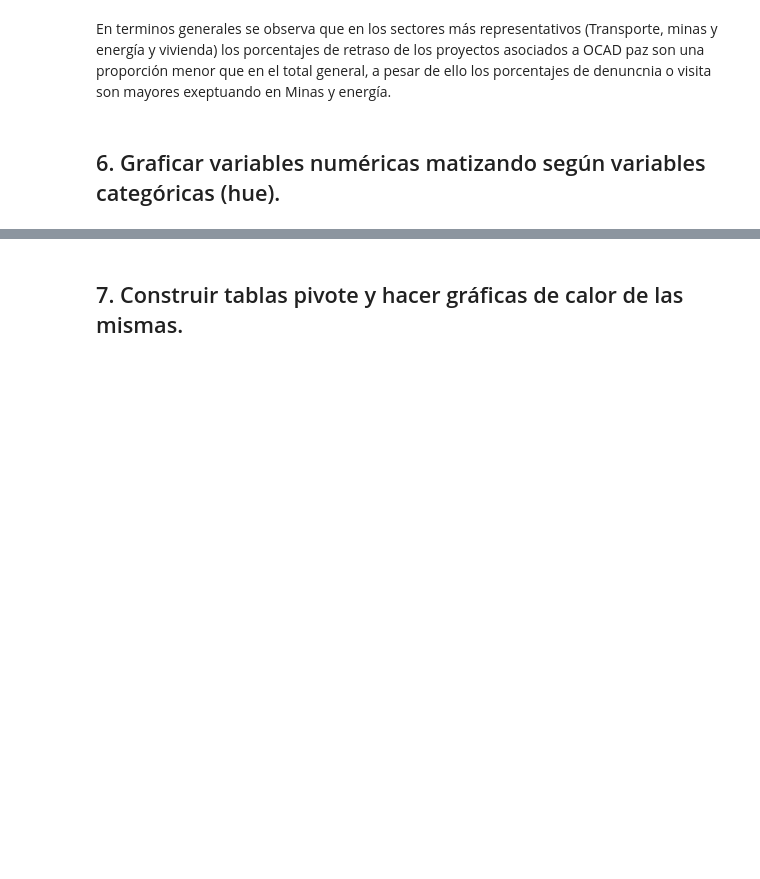
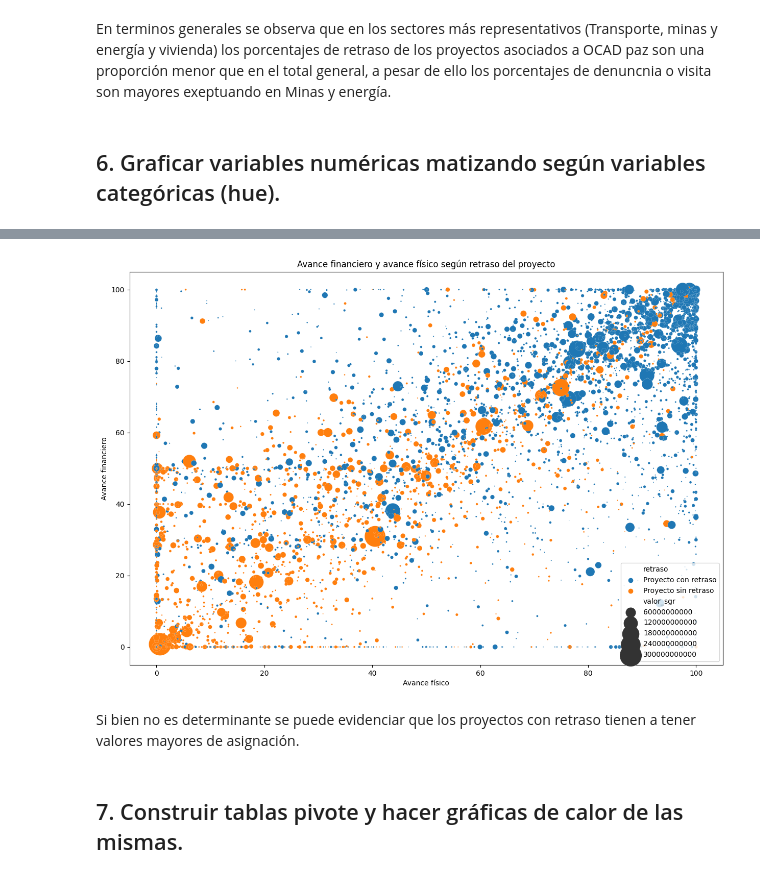
Before and after one commit to caavila96/gesproy23, a Jupyter notebook: Analisis_Gesproy.ipynb, the cells around one changed output, grey strips where cells are left out. Cells and saved outputs as stored; diff of their text form; code cells hidden in the pictures; blank space fills up the shorter version.

```diff
--- a/Analisis_Gesproy.ipynb
+++ b/Analisis_Gesproy.ipynb
@@ -1000,2 +1010,14 @@ gesp_5[gesp_5['instancia_de_aprobacion_inicial'].str.contains('^PAZ')]
+# %%
+plt.figure(figsize=(15, 10))
+gesp_5['valor_sgr'] = gesp_5['valor_sgr'].astype('float64')
+p2 = sns.scatterplot(data=gesp_5[gesp_5["estado_general"] == "EN EJECUCIÓN"], x="avance_fisico", y="avance_financiero", hue="retraso",
+                     size = 'valor_sgr',  sizes=(1, 1000))
+p2.set(xlabel='Avance físico', ylabel='Avance financiero',title = 'Avance financiero y avance físico según retraso del proyecto',  )
+plt.legend(loc='lower right')
+plt.show()
+# %% [output]
+[figure, added]
+# %% [markdown]
+Si bien no es determinante se puede evidenciar que los proyectos con retraso tienen a tener valores mayores de asignación.
 # %% [markdown]
 ## 7. Construir tablas pivote y hacer gráficas de calor de las mismas.
```
Also changed, not shown: parts of 31 cells of this notebook.
